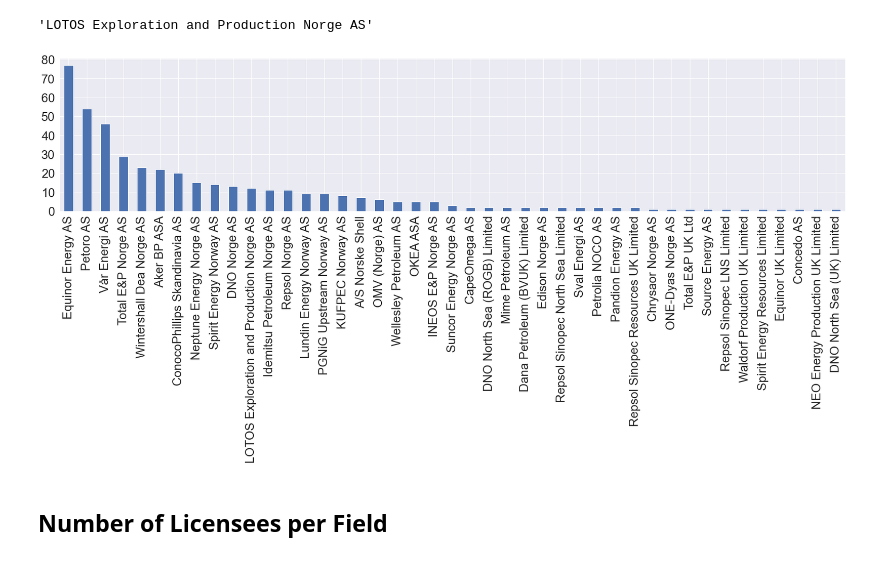
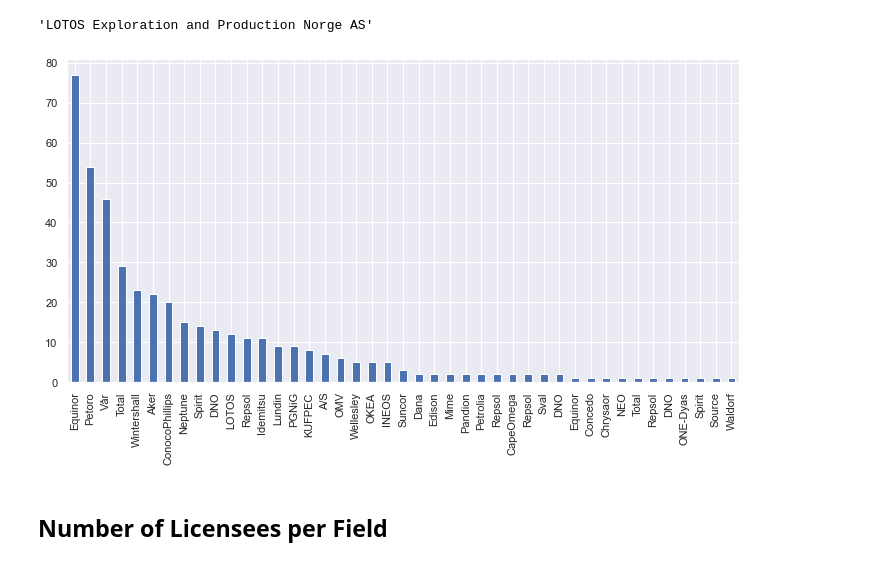
Before and after one commit to ABDunbar/NPD-Fields, a Jupyter notebook: Field.ipynb, the cells around one changed output. Saved outputs shown, nothing was run; the diff lists cells and outputs as text; code cells hidden in the pictures.

Commit message:
formatting company labels on x axis - phew!

```diff
--- a/Field.ipynb
+++ b/Field.ipynb
@@ -104,10 +104,19 @@ licence_companies = list(enumerate(curr_lic.cmpLongName.unique(), start=1))
 licence_companies[10-1][1]
 # %% [output]
 'LOTOS Exploration and Production Norge AS'
-# %%
-curr_lic.cmpLongName.value_counts().plot(kind='bar', figsize=(30,6), fontsize=26);
-# %% [output]
-[figure, removed]
+# %%
+data = curr_lic.cmpLongName.value_counts()
+# %%
+fig, ax = plt.subplots(figsize=(10, 6), tight_layout=True)
+data.plot(kind='bar')
+
+labels = data.index
+labella = [f'{label.split()[0]}' for label in labels]
+ax.xaxis.set_ticklabels(labella)
+plt.xticks(rotation=90)
+plt.show()
+# %% [output]
+[figure, added]
 # %% [markdown]
 ## Number of Licensees per Field
 # %%
```
Also changed, not shown: parts of 3 cells of this notebook.
